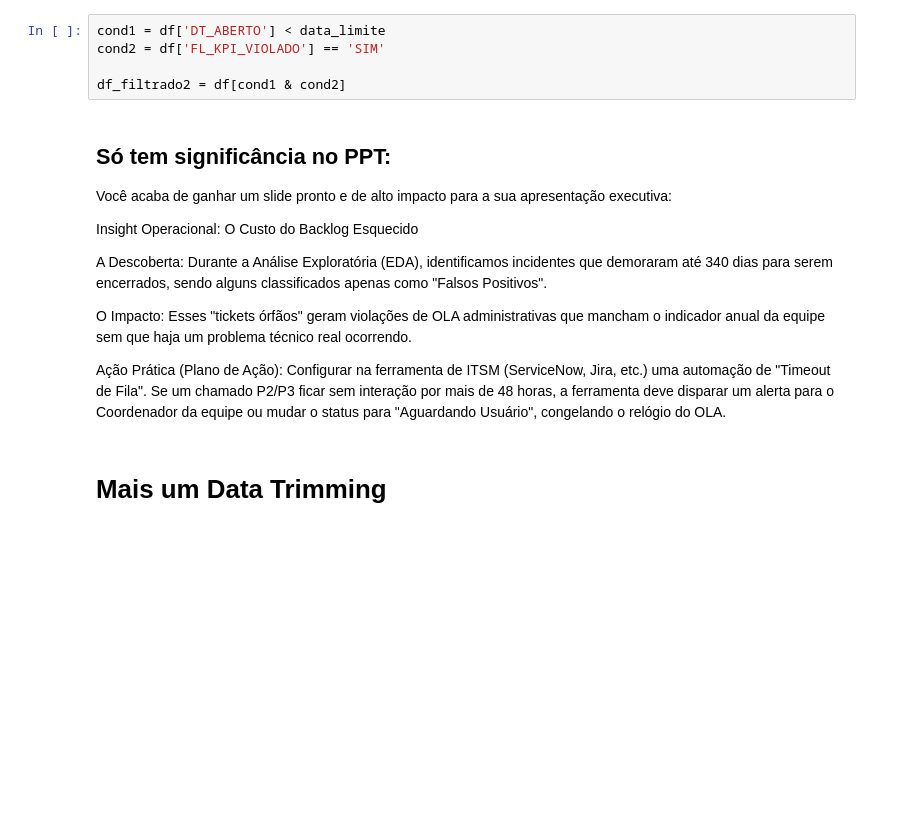
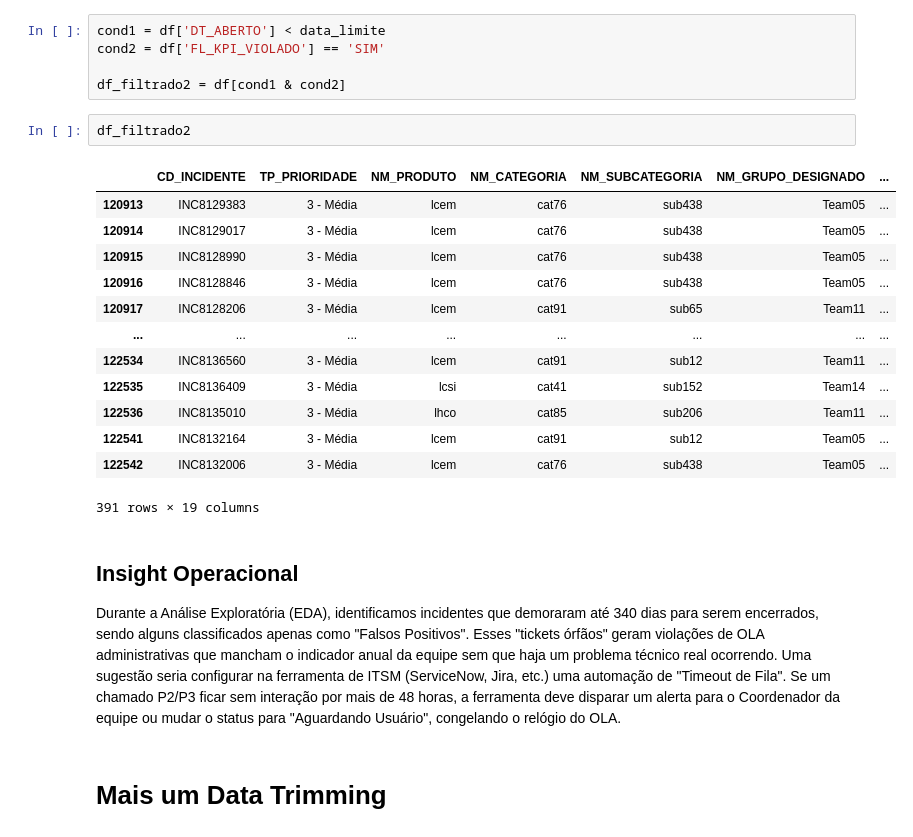
Before and after one commit to ZettaVyte/A_EYEHORUS_SENTINEL_EC_2026_FIAP_LOCAWEB, a Jupyter notebook: notebooks/XGBoost_KMeans.ipynb, the cells around one changed output. Drawn from its saved outputs; the diff is of its cells as text; blank space fills up the shorter version.

```diff
--- a/notebooks/XGBoost_KMeans.ipynb
+++ b/notebooks/XGBoost_KMeans.ipynb
@@ -89,18 +230,26 @@ cond1 = df['DT_ABERTO'] < data_limite
 cond2 = df['FL_KPI_VIOLADO'] == 'SIM'
 
 df_filtrado2 = df[cond1 & cond2]
+# %%
+df_filtrado2
+# %% [output]
+|  | CD_INCIDENTE | TP_PRIORIDADE | NM_PRODUTO | NM_CATEGORIA | NM_SUBCATEGORIA | NM_GRUPO_DESIGNADO | ... |
+| 120913 | INC8129383 | 3 - Média | lcem | cat76 | sub438 | Team05 | ... |
+| 120914 | INC8129017 | 3 - Média | lcem | cat76 | sub438 | Team05 | ... |
+| 120915 | INC8128990 | 3 - Média | lcem | cat76 | sub438 | Team05 | ... |
+| 120916 | INC8128846 | 3 - Média | lcem | cat76 | sub438 | Team05 | ... |
+| 120917 | INC8128206 | 3 - Média | lcem | cat91 | sub65 | Team11 | ... |
+| ... | ... | ... | ... | ... | ... | ... | ... |
+| 122534 | INC8136560 | 3 - Média | lcem | cat91 | sub12 | Team11 | ... |
+| 122535 | INC8136409 | 3 - Média | lcsi | cat41 | sub152 | Team14 | ... |
+| 122536 | INC8135010 | 3 - Média | lhco | cat85 | sub206 | Team11 | ... |
+| 122541 | INC8132164 | 3 - Média | lcem | cat91 | sub12 | Team05 | ... |
+| 122542 | INC8132006 | 3 - Média | lcem | cat76 | sub438 | Team05 | ... |
+391 rows × 19 columns
 # %% [markdown]
-## Só tem significância no PPT:
+## Insight Operacional
 
-Você acaba de ganhar um slide pronto e de alto impacto para a sua apresentação executiva:
-
-Insight Operacional: O Custo do Backlog Esquecido
-
-A Descoberta: Durante a Análise Exploratória (EDA), identificamos incidentes que demoraram até 340 dias para serem encerrados, sendo alguns classificados apenas como "Falsos Positivos".
-
-O Impacto: Esses "tickets órfãos" geram violações de OLA administrativas que mancham o indicador anual da equipe sem que haja um problema técnico real ocorrendo.
-
-Ação Prática (Plano de Ação): Configurar na ferramenta de ITSM (ServiceNow, Jira, etc.) uma automação de "Timeout de Fila". Se um chamado P2/P3 ficar sem interação por mais de 48 horas, a ferramenta deve disparar um alerta para o Coordenador da equipe ou mudar o status para "Aguardando Usuário", congelando o relógio do OLA.
+Durante a Análise Exploratória (EDA), identificamos incidentes que demoraram até 340 dias para serem encerrados, sendo alguns classificados apenas como "Falsos Positivos". Esses "tickets órfãos" geram violações de OLA administrativas que mancham o indicador anual da equipe sem que haja um problema técnico real ocorrendo. Uma sugestão seria configurar na ferramenta de ITSM (ServiceNow, Jira, etc.) uma automação de "Timeout de Fila". Se um chamado P2/P3 ficar sem interação por mais de 48 horas, a ferramenta deve disparar um alerta para o Coordenador da equipe ou mudar o status para "Aguardando Usuário", congelando o relógio do OLA.
 # %% [markdown]
 # Mais um Data Trimming
 # %%
```
Also changed, not shown: parts of 86 cells of this notebook, 6 other files.
